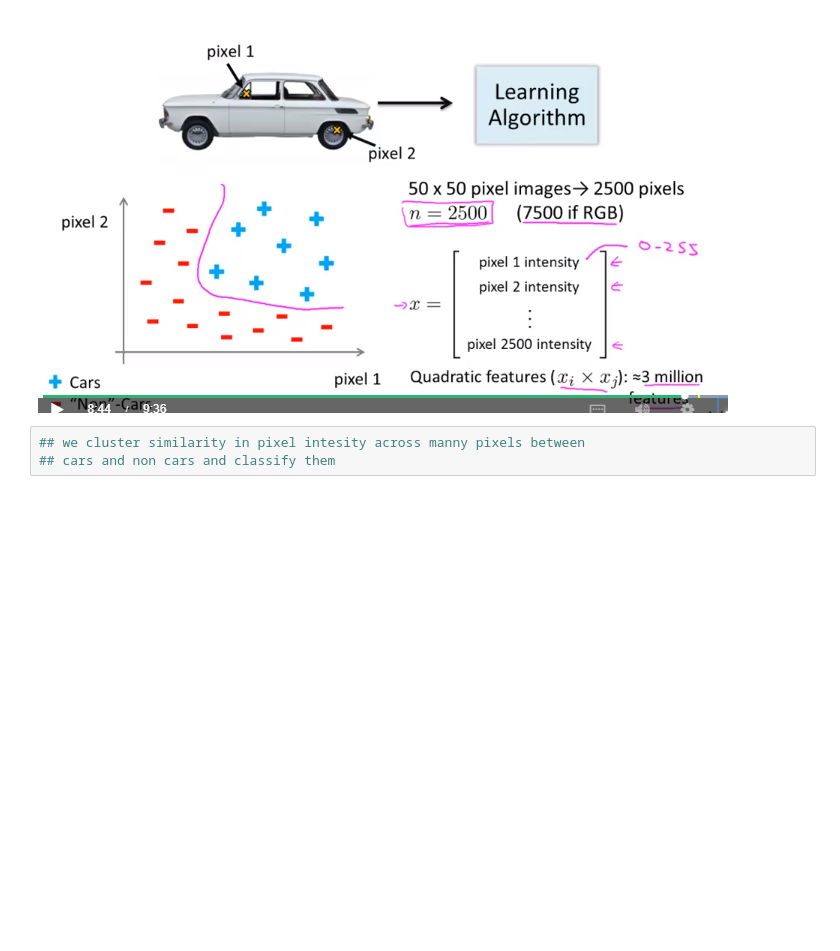
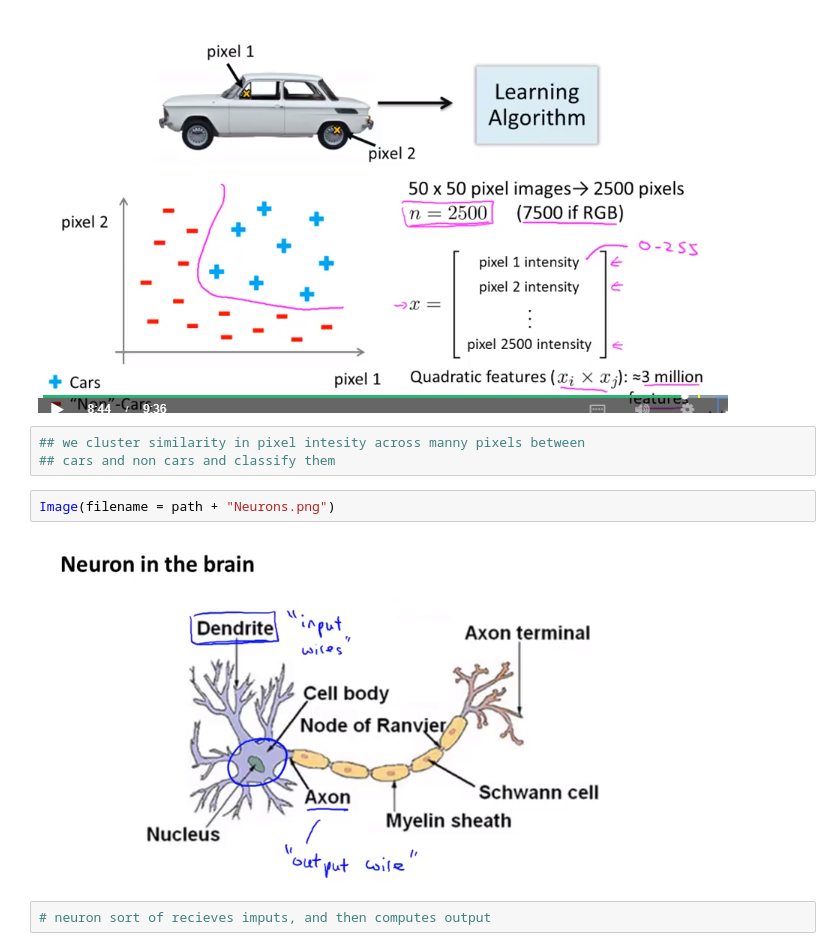
Before and after one commit to louloret/Andrew-NG-Machine-Learning, a Jupyter notebook: Week 4 Neural Networks Representation-checkpoint.ipynb, the cells around one changed output. Saved outputs shown, nothing was run; the diff lists cells and outputs as text; blank space fills up the shorter version.

```diff
--- a/Week 4 Neural Networks Representation-checkpoint.ipynb
+++ b/Week 4 Neural Networks Representation-checkpoint.ipynb
@@ -28,3 +28,9 @@ Image(filename = path + "too_many_features.png")
 # %%
 ## we cluster similarity in pixel intesity across manny pixels between
 ## cars and non cars and classify them
+# %%
+Image(filename = path + "Neurons.png")
+# %% [output]
+[figure, added]
+# %%
+# neuron sort of recieves imputs, and then computes output
```
Also changed, not shown: parts of 20 cells of this notebook.
